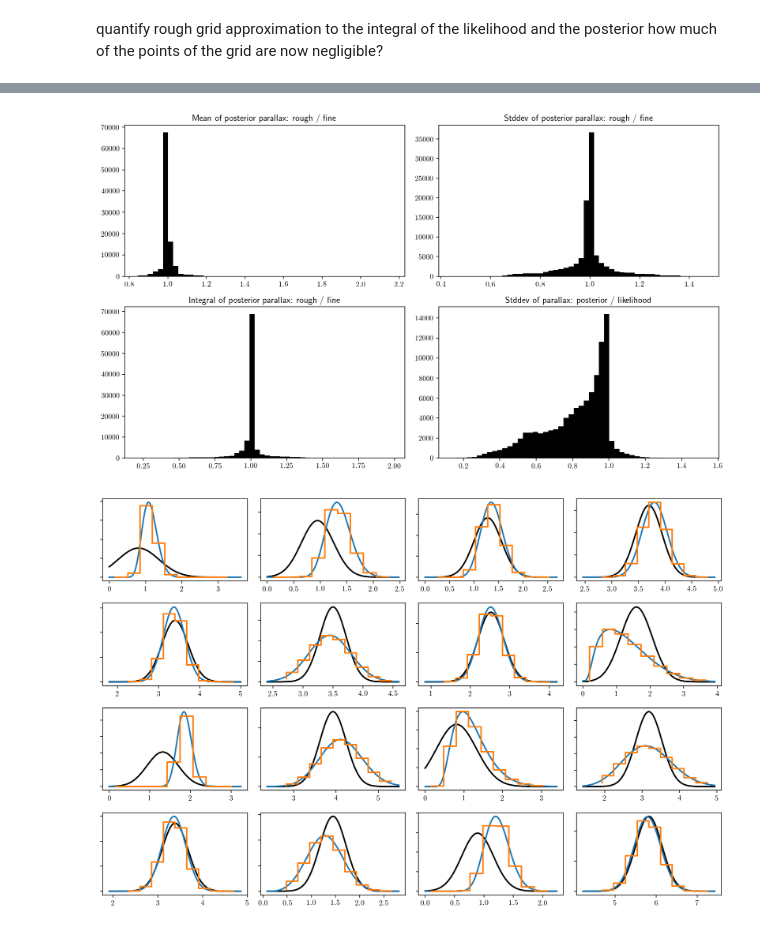
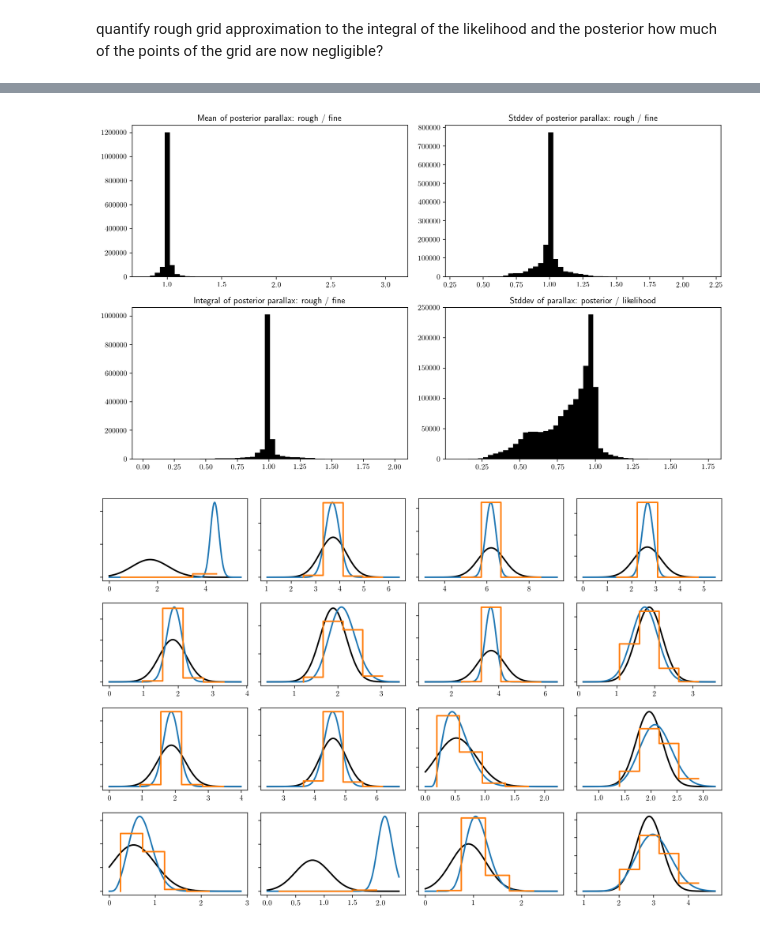
Before and after one commit to errai34/Starlight, a Jupyter notebook: notebooks/Optimized parallax marginalization grid.ipynb, the cells around one changed output, grey strips where cells are left out. Drawn from its saved outputs; the diff is of its cells as text; code cells hidden in the pictures.

```diff
--- a/notebooks/Optimized parallax marginalization grid.ipynb
+++ b/notebooks/Optimized parallax marginalization grid.ipynb
@@ -72,7 +72,7 @@ Number of objects= 1464782
 bayestar = dustmaps.bayestar.BayestarQuery(max_samples=2)
 sfd = dustmaps.sfd.SFDQuery()
 # %%
-nobj = int(1e5) #
+nobj = len(df) # int(1e2) #
 sel = np.random.choice(len(df), nobj, replace=False)
 
 obsvarpis = df[['parallax']].values[sel, :].ravel().astype(np.double)
@@ -277,7 +277,7 @@ axs[3].set_title('Stddev of parallax: posterior / likelihood')
 axs[3].hist(varpifullposterior_rough_meanvarint[:, 1]**0.5 / obsvarpis_err[sel2], 50)
 fig.tight_layout()
 # %% [output]
-[figure, old version]
+[figure, new version]
 # %%
 # our model, again from Bovy, Hogg and Roweis (2009)
 nbins = 1
@@ -359,9 +359,9 @@ def margLike_fast( # This is for *one* star
 from starlight.models_cy import varpipm_likelihood_velocitybinmarg
 
 sigma_fine = 5
-sigma_rough = 4
+sigma_rough = 3
 ngrid_fine = 200
-ngrid_rough = 10
+ngrid_rough = 5
 
 varpis_minmax_fine = np.zeros((sel.size, 2))
 varpis_minmax_rough = np.zeros((sel.size, 2))
@@ -391,34 +391,34 @@ for o, s in enumerate(sel2):
         varpigrid_rough, pms_ra[o], pms_dec[o], obsvarpis[o],
         mus_varpi_covar[o, :, :], ras[o], decs[o],
         vxyz_amps, vxyz_mus, vxyz_covars)
 
     if varpifullposteriorgrid_rough.sum() > 0:
         varpifullposterior_rough_meanvarint[o, 0] = np.average(varpigrid_rough, weights=varpifullposteriorgrid_rough)
         varpifullposterior_rough_meanvarint[o, 1] = np.average((varpigrid_rough - varpifullposterior_rough_meanvarint[o, 0])**2.0,
                                                             weights=varpifullposteriorgrid_rough)
         varpifullposterior_rough_meanvarint[o, 2] = np.sum(varpifullposteriorgrid_rough) * (varpigrid_rough[1] - varpigrid_rough[0])
 
     if varpifullposteriorgrid_fine.sum() > 0:
         varpifullposterior_fine_meanvarint[o, 0] = np.average(varpigrid_fine, weights=varpifullposteriorgrid_fine)
         varpifullposterior_fine_meanvarint[o, 1] = np.average((varpigrid_fine - varpifullposterior_fine_meanvarint[o, 0])**2.0,
                                                             weights=varpifullposteriorgrid_fine)
         varpifullposterior_fine_meanvarint[o, 2] = np.sum(varpifullposteriorgrid_fine) * (varpigrid_fine[1] - varpigrid_fine[0])
 
     if o < axs.size:
         varpilikelihoodgrid_fine /= np.trapz(varpilikelihoodgrid_fine, x=varpigrid_fine)
         varpifullposteriorgrid_rough /= np.trapz(varpifullposteriorgrid_fine, x=varpigrid_fine)
         varpifullposteriorgrid_fine /= np.trapz(varpifullposteriorgrid_fine, x=varpigrid_fine)
         axs[o].plot(varpigrid_fine, varpilikelihoodgrid_fine)
         axs[o].plot(varpigrid_fine, varpifullposteriorgrid_fine)
         dv = varpigrid_rough[1] - varpigrid_rough[0]
         axs[o].plot(varpigrid_rough  + dv/2, varpifullposteriorgrid_rough, ls='steps', lw=2)
         axs[o].set_yticklabels([])
     #else:
     #    break
 
 fig.tight_layout()
 # %% [output]
-[figure, old version]
+[figure, new version]
 # %%
 fig, axs = plt.subplots(2, 2, figsize=(12, 7))
 axs = axs.ravel()
```
Also changed, not shown: parts of 3 cells of this notebook.
